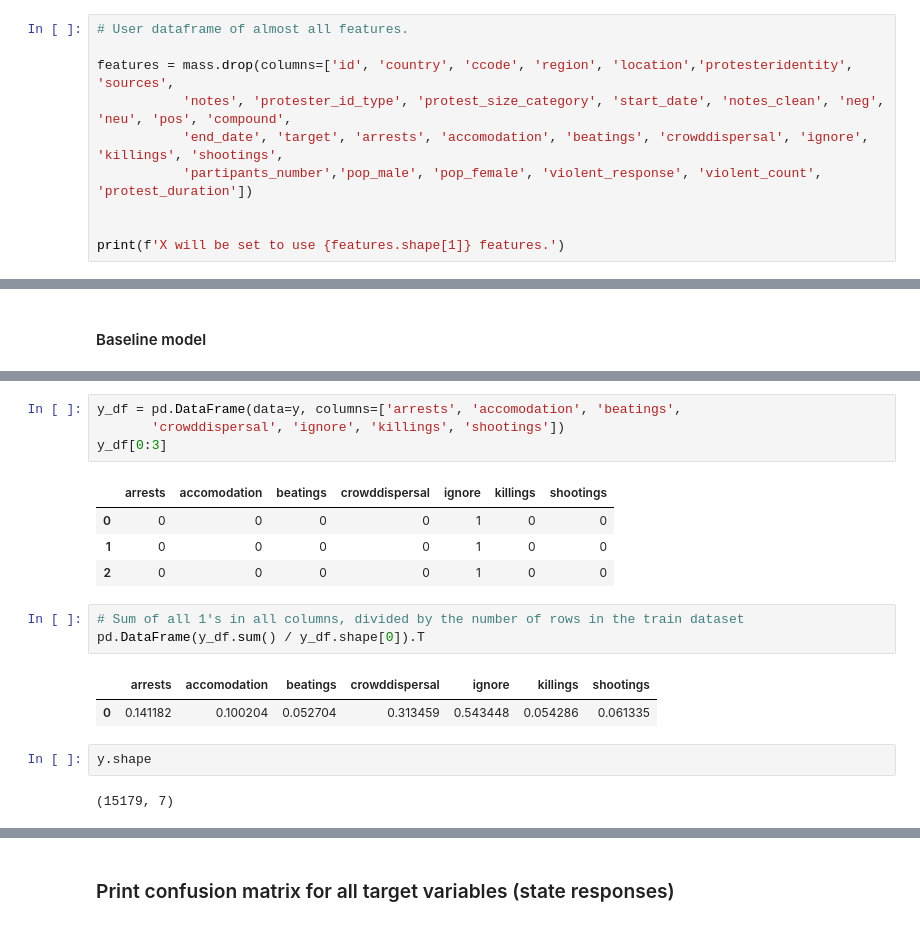
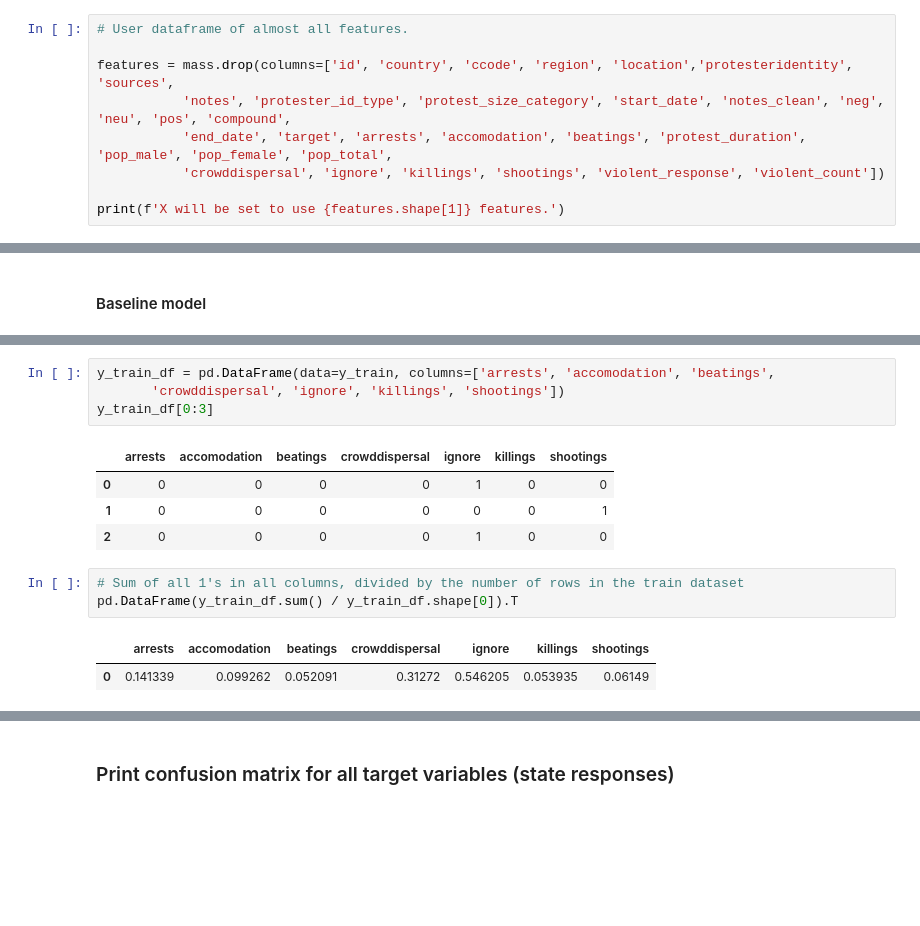
Before and after one commit to EmFib/Mass-Protests, a Jupyter notebook: users/multi_label_modeling_paul.ipynb, the cells around one changed output, grey strips where cells are left out. Cells and saved outputs as stored; diff of their text form; blank space fills up the shorter version.

```diff
--- a/users/multi_label_modeling_paul.ipynb
+++ b/users/multi_label_modeling_paul.ipynb
@@ -40,9 +75,8 @@ mass.head(3)
 
 features = mass.drop(columns=['id', 'country', 'ccode', 'region', 'location','protesteridentity', 'sources',
            'notes', 'protester_id_type', 'protest_size_category', 'start_date', 'notes_clean', 'neg', 'neu', 'pos', 'compound',
-           'end_date', 'target', 'arrests', 'accomodation', 'beatings', 'crowddispersal', 'ignore', 'killings', 'shootings',
-           'partipants_number','pop_male', 'pop_female', 'violent_response', 'violent_count', 'protest_duration'])
-
+           'end_date', 'target', 'arrests', 'accomodation', 'beatings', 'protest_duration', 'pop_male', 'pop_female', 'pop_total',
+           'crowddispersal', 'ignore', 'killings', 'shootings', 'violent_response', 'violent_count'])
 
 print(f'X will be set to use {features.shape[1]} features.')
 # %% [output]
@@ -197,19 +201,15 @@ array([[0, 0, 0, ..., 1, 0, 0],
 # %%
-y_df = pd.DataFrame(data=y, columns=['arrests', 'accomodation', 'beatings',
+y_train_df = pd.DataFrame(data=y_train, columns=['arrests', 'accomodation', 'beatings',
        'crowddispersal', 'ignore', 'killings', 'shootings'])
-y_df[0:3]
+y_train_df[0:3]
 # %% [output]
 |  | arrests | accomodation | beatings | crowddispersal | ignore | killings | shootings |
 | 0 | 0 | 0 | 0 | 0 | 1 | 0 | 0 |
-| 1 | 0 | 0 | 0 | 0 | 1 | 0 | 0 |
+| 1 | 0 | 0 | 0 | 0 | 0 | 0 | 1 |
 | 2 | 0 | 0 | 0 | 0 | 1 | 0 | 0 |
 # %%
 # Sum of all 1's in all columns, divided by the number of rows in the train dataset
-pd.DataFrame(y_df.sum() / y_df.shape[0]).T
+pd.DataFrame(y_train_df.sum() / y_train_df.shape[0]).T
 # %% [output]
 |  | arrests | accomodation | beatings | crowddispersal | ignore | killings | shootings |
-| 0 | 0.141182 | 0.100204 | 0.052704 | 0.313459 | 0.543448 | 0.054286 | 0.061335 |
+| 0 | 0.141339 | 0.099262 | 0.052091 | 0.31272 | 0.546205 | 0.053935 | 0.06149 |
-# %%
-y.shape
-# %% [output]
-(15179, 7)
```
Also changed, not shown: parts of 41 cells of this notebook, 6 other files.
